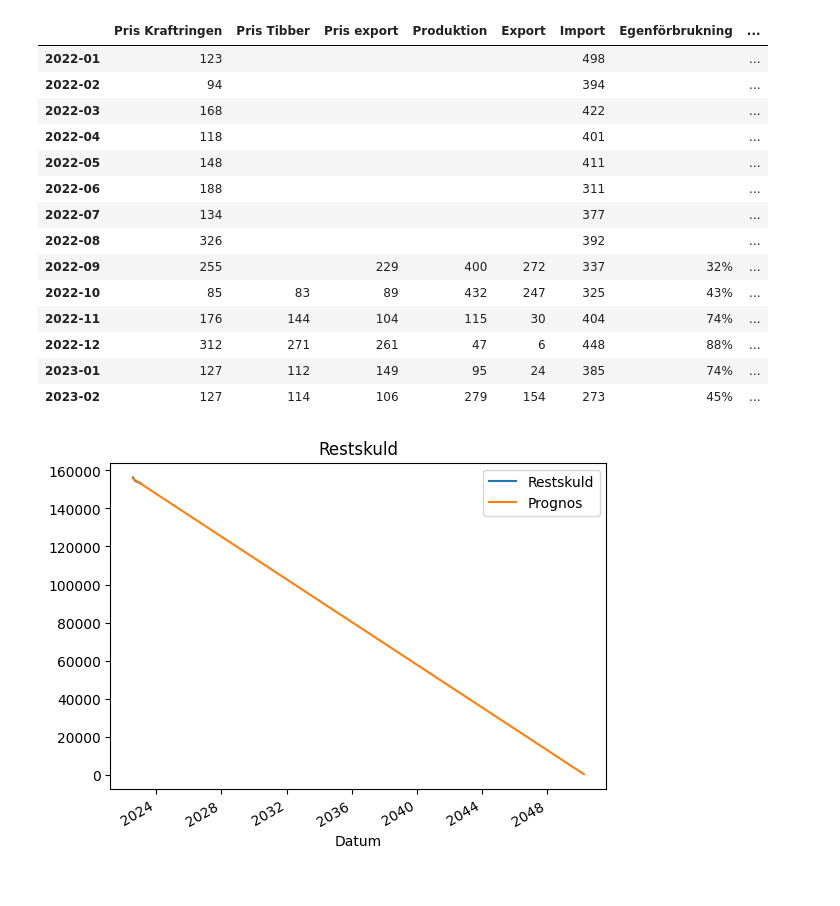
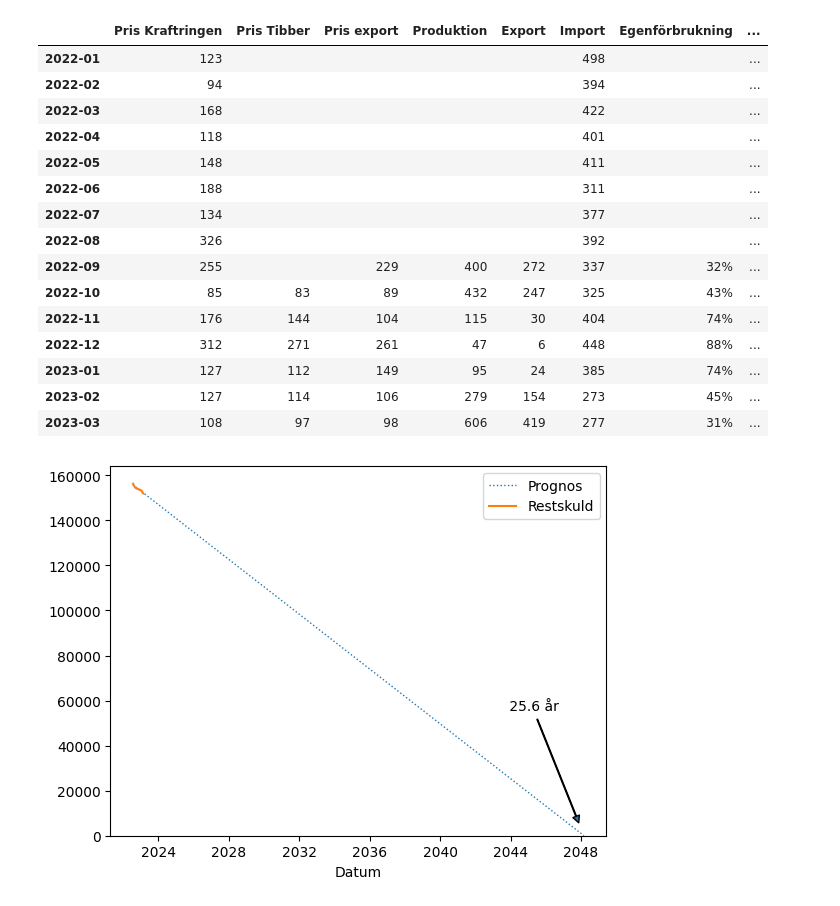
Before and after one commit to frolswe/sol, a Jupyter notebook: solceller.ipynb, the cells around one changed output. Drawn from its saved outputs; the diff is of its cells as text; code cells hidden in the pictures.

Commit message:
Preliminary for 2023-03. Update plot.

```diff
--- a/solceller.ipynb
+++ b/solceller.ipynb
@@ -1,13 +1,14 @@
 # %%
 # Indata.
 # Produktion (kWh) - Från Ferroamp.
-# Import (kWh), Export (kWh) - Från Tibber elräkning / api.
+# Import (kWh), Export (kWh) - Från Tibber elräkning / api https://developer.tibber.com/explorer.
 # Pris export (öre/kWh) - Medelpriset vi fått per såld kWh under månaden. Detta är spotpriset viktat efter vår export. Från Tibber elräkning / api.
 # Pris Tibber (öre/kWh) - Medelpriset vi betalat per köpt kWh från Tibber utan moms och skatter. Detta är spotpriset viktat efter vår import. Från Tibber elräkning / api.
 # Pris Kraftringen (öre/kWh) - Kraftringens rörliga elpris utan moms och skatter. Från https://www.kraftringen.se/privat/el/vara-elpriser/
 # Alla priser utan moms.
 data = {
     # Månad,    Produktion (kWh), Import (kWh), Export (kWh), Pris export (öre/kWh), Pris Tibber (öre/kWh), Pris Kraftringen (öre/kWh)
+    "2023-03": [          606   ,      276.973,      419.006,                98.41,                  96.91, 158.79/1.25*0.85          ], # Från kraftringen.se TODO
     "2023-02": [          279   ,      272.988,      154.176,               106.49,                 113.70, 158.79/1.25               ], # Från kraftringen.se 2023-03-03
     "2023-01": [           95.01,      385.32 ,       24.274,               149.03,                 111.84, 159.20/1.25               ], # Från kraftringen.se 2023-02-04
     "2022-12": [           47.42,      447.953,        5.775,               260.90,                 271.27, 271.45+36.99+3.9          ],
@@ -152,18 +153,37 @@ df.style \
 | 2022-12 | 312 | 271 | 261 | 47 | 6 | 448 | 88% | ... |
 | 2023-01 | 127 | 112 | 149 | 95 | 24 | 385 | 74% | ... |
 | 2023-02 | 127 | 114 | 106 | 279 | 154 | 273 | 45% | ... |
+| 2023-03 | 108 | 97 | 98 | 606 | 419 | 277 | 31% | ... |
 # %%
 # Visualisera restskuld.
+
+import matplotlib as mpl
+import matplotlib.pyplot as plt
+
 dfr = pd.DataFrame(df.loc["2022-08":, "Restskuld"])
 t = [t.timestamp() for t in dfr.index]
 line = np.polyfit(t, dfr["Restskuld"].values, 1)
 zero = pd.to_datetime(-line[1] / line[0], unit="s").to_period("M").to_timestamp()
 
 dfr.loc[dfr.index[0], "Prognos"] = 0.0
 dfr.loc[zero, "Prognos"] = 0.0
 for t in dfr.index:
     dfr.loc[t, "Prognos"] = line[1] + line[0]*t.timestamp()
 
-_ = dfr.plot(title="Restskuld")
+fig, ax = plt.subplots()
+
+ax.plot(dfr["Prognos"], label="Prognos", linewidth=1, linestyle=":")
+ax.plot(dfr["Restskuld"], label="Restskuld")
+
+ax.set_xlabel("Datum")
+ax.legend()
+ax.set_ylim(bottom=0)
+_ = ax.annotate(f"{(zero - dfr.index[0]).total_seconds() / 3600 / 24 / 365.25 : .3n} år",
+                va = "center", ha="center",
+                xy=(zero, 0), xytext=(0.85, .35), textcoords="axes fraction")
+_ = ax.annotate("",
+                va = "center", ha="center",
+                xy=(zero, 0), xytext=(0.85, .35), textcoords="axes fraction",
+                arrowprops=dict(width=0.5, headwidth=5, headlength=5, shrink=0.1))
 # %% [output]
-[figure, old version]
+[figure, new version]
```
